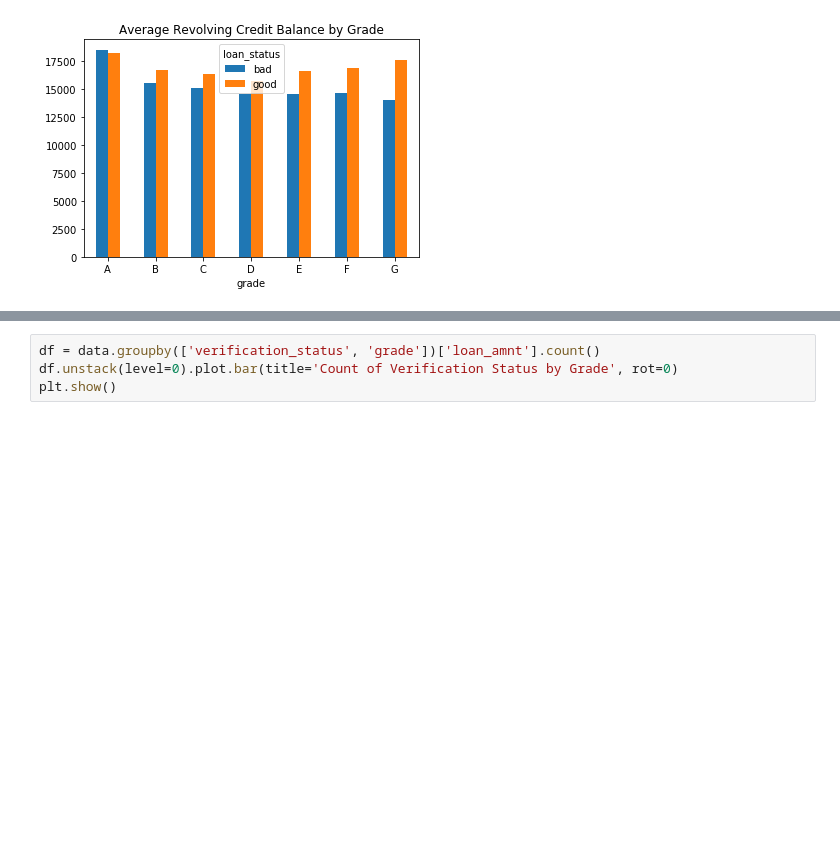
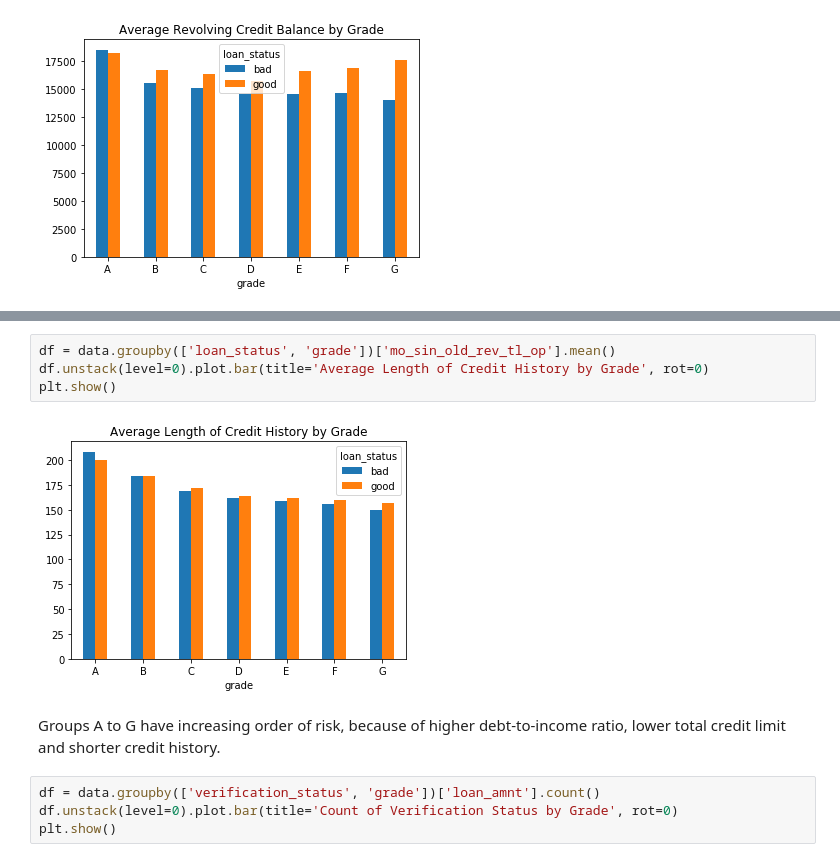
Before and after one commit to dhivya-rao/FAML, a Jupyter notebook: LendingClub - Kaggle.ipynb, the cells around one changed output, grey strips where cells are left out. Saved outputs shown, nothing was run; the diff lists cells and outputs as text; blank space fills up the shorter version.

```diff
--- a/LendingClub - Kaggle.ipynb
+++ b/LendingClub - Kaggle.ipynb
@@ -183,3 +197,11 @@ plt.show()
+# %%
+df = data.groupby(['loan_status', 'grade'])['mo_sin_old_rev_tl_op'].mean()
+df.unstack(level=0).plot.bar(title='Average Length of Credit History by Grade', rot=0)
+plt.show()
+# %% [output]
+[figure, added]
+# %% [markdown]
+Groups A to G have increasing order of risk, because of higher debt-to-income ratio, lower total credit limit and shorter credit history.
 # %%
 df = data.groupby(['verification_status', 'grade'])['loan_amnt'].count()
 df.unstack(level=0).plot.bar(title='Count of Verification Status by Grade', rot=0)
```
Also changed, not shown: parts of 21 cells of this notebook.
